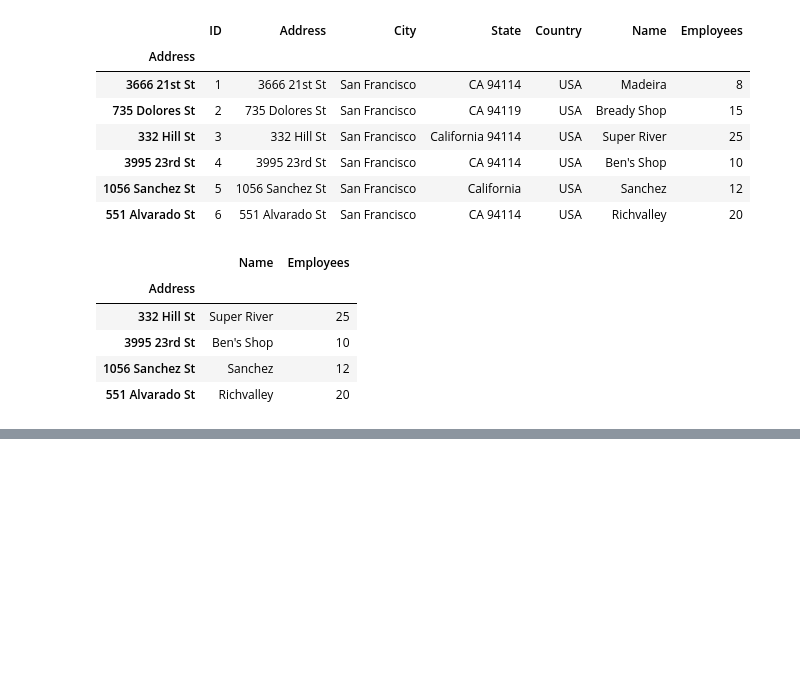
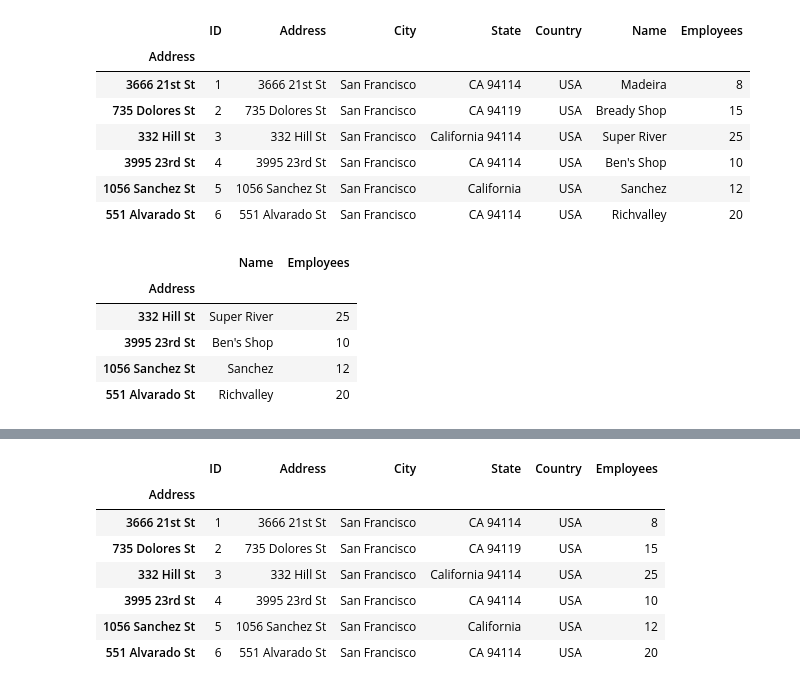
Before and after one commit to sarah-ogrady/python-udemy-course, a Jupyter notebook: 04-Supermarket-data/Untitled.ipynb, the cells around one changed output, grey strips where cells are left out. Drawn from its saved outputs; the diff is of its cells as text; code cells hidden in the pictures; blank space fills up the shorter version.

Commit message:
add drop method

```diff
--- a/04-Supermarket-data/Untitled.ipynb
+++ b/04-Supermarket-data/Untitled.ipynb
@@ -110,0 +137,12 @@ list(df3)
+# %%
+df6 = df1.drop("Name",1)
+df6
+# %% [output]
+|  | ID | Address | City | State | Country | Employees |
+| Address |  |  |  |  |  |  |
+| 3666 21st St | 1 | 3666 21st St | San Francisco | CA 94114 | USA | 8 |
+| 735 Dolores St | 2 | 735 Dolores St | San Francisco | CA 94119 | USA | 15 |
+| 332 Hill St | 3 | 332 Hill St | San Francisco | California 94114 | USA | 25 |
+| 3995 23rd St | 4 | 3995 23rd St | San Francisco | CA 94114 | USA | 10 |
+| 1056 Sanchez St | 5 | 1056 Sanchez St | San Francisco | California | USA | 12 |
+| 551 Alvarado St | 6 | 551 Alvarado St | San Francisco | CA 94114 | USA | 20 |
```
Also changed, not shown: parts of 4 cells of this notebook.
